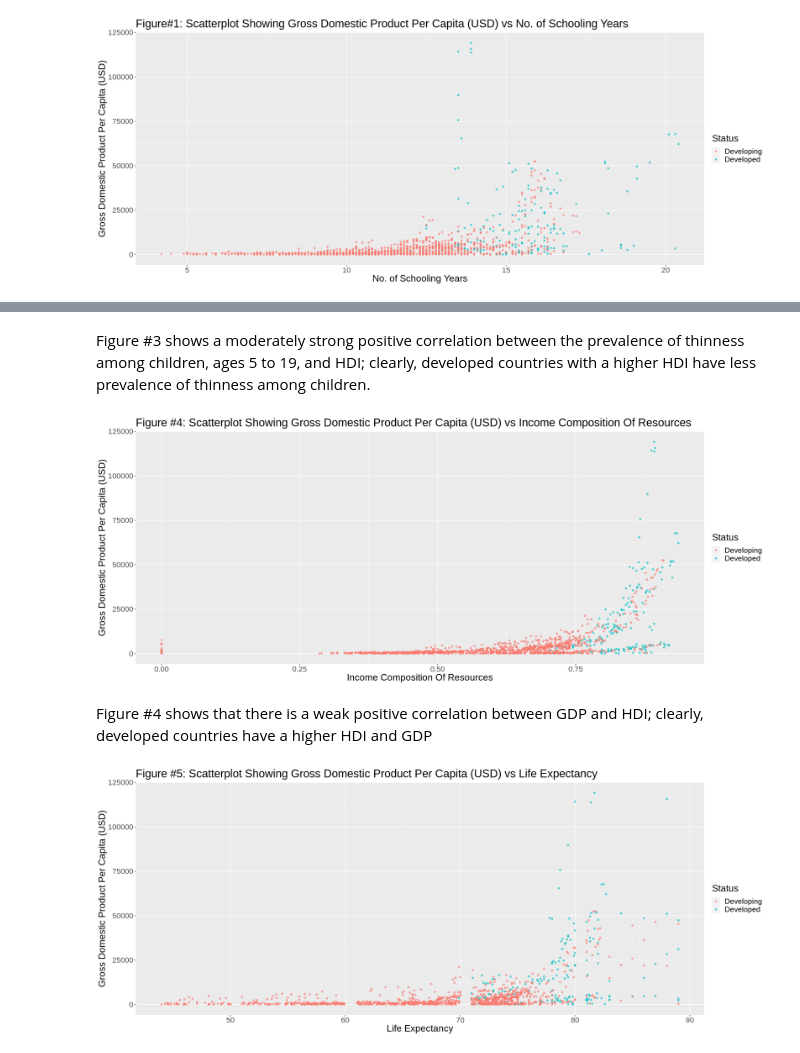
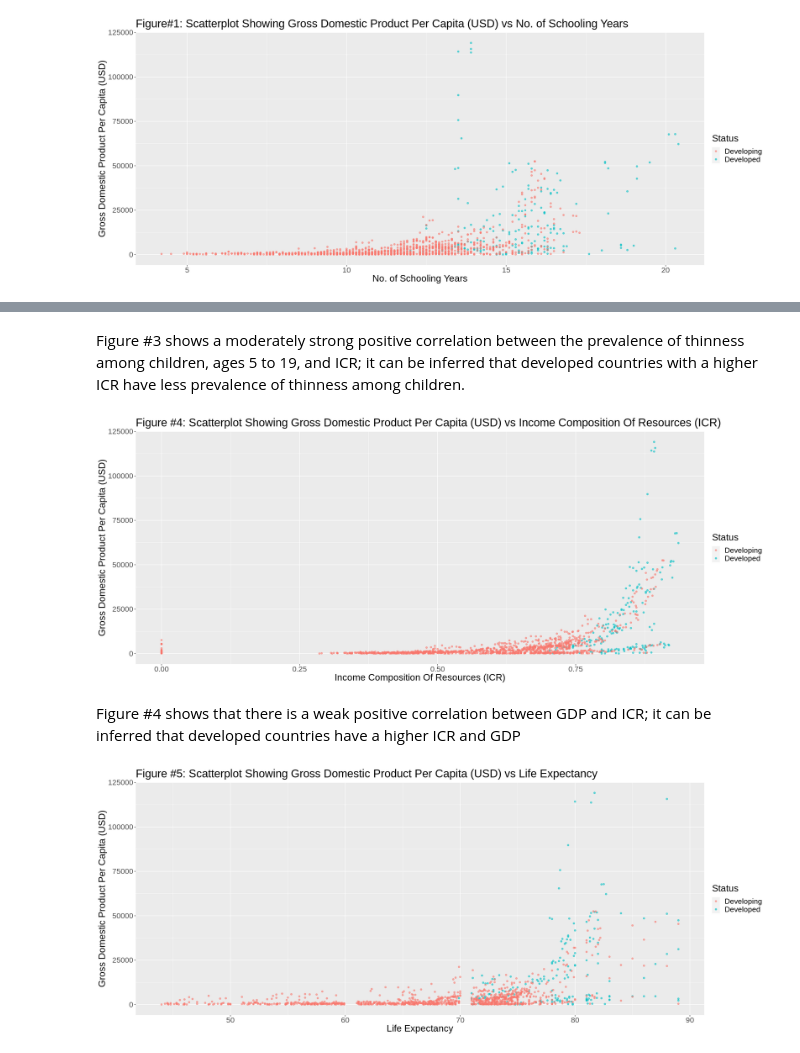
Before and after one commit to Ansh-Sharma2/DataSciProject1, a Jupyter notebook: GroupProjectFinal.ipynb, the cells around one changed output, grey strips where cells are left out. Saved outputs shown, nothing was run; the diff lists cells and outputs as text; code cells hidden in the pictures.

```diff
--- a/GroupProjectFinal.ipynb
+++ b/GroupProjectFinal.ipynb
@@ -191,19 +189,19 @@ thinness_vs_income_comp
 # %% [markdown]
-Figure #3 shows a moderately strong positive correlation between the prevalence of thinness among children, ages 5 to 19, and HDI; clearly, developed countries with a higher HDI have less prevalence of thinness among children.
+Figure #3 shows a moderately strong positive correlation between the prevalence of thinness among children, ages 5 to 19, and ICR; it can be inferred that developed countries with a higher ICR have less prevalence of thinness among children.
 # %%
 #creating the scatterplot for GDP and Income Composition of Resources variables
 GDP_vs_income_comp<-life_expectancy_train|>#relationship between GDP and Income Composition of Resources
     ggplot(aes(x=Income.composition.of.resources,y=GDP,colour=Status))+
     geom_point(alpha=0.6)+
-    xlab("Income Composition Of Resources")+
+    xlab("Income Composition Of Resources (ICR)")+
     ylab("Gross Domestic Product Per Capita (USD)")+
-    ggtitle("Figure #4: Scatterplot Showing Gross Domestic Product Per Capita (USD) vs Income Composition Of Resources")+
+    ggtitle("Figure #4: Scatterplot Showing Gross Domestic Product Per Capita (USD) vs Income Composition Of Resources (ICR)")+
     theme(text = element_text(size = 20))
 GDP_vs_income_comp
 # %% [output]
-[figure, old version]
+[figure, new version]
 # %% [markdown]
-Figure #4 shows that there is a weak positive correlation between GDP and HDI; clearly, developed countries have a higher HDI and GDP
+Figure #4 shows that there is a weak positive correlation between GDP and ICR; it can be inferred that developed countries have a higher ICR and GDP
 # %%
 #creating the scatterplot for life Expectancy and GDP variables
 GDP_vs_Life<-life_expectancy_train|>
```
Also changed, not shown: parts of 24 cells of this notebook.
